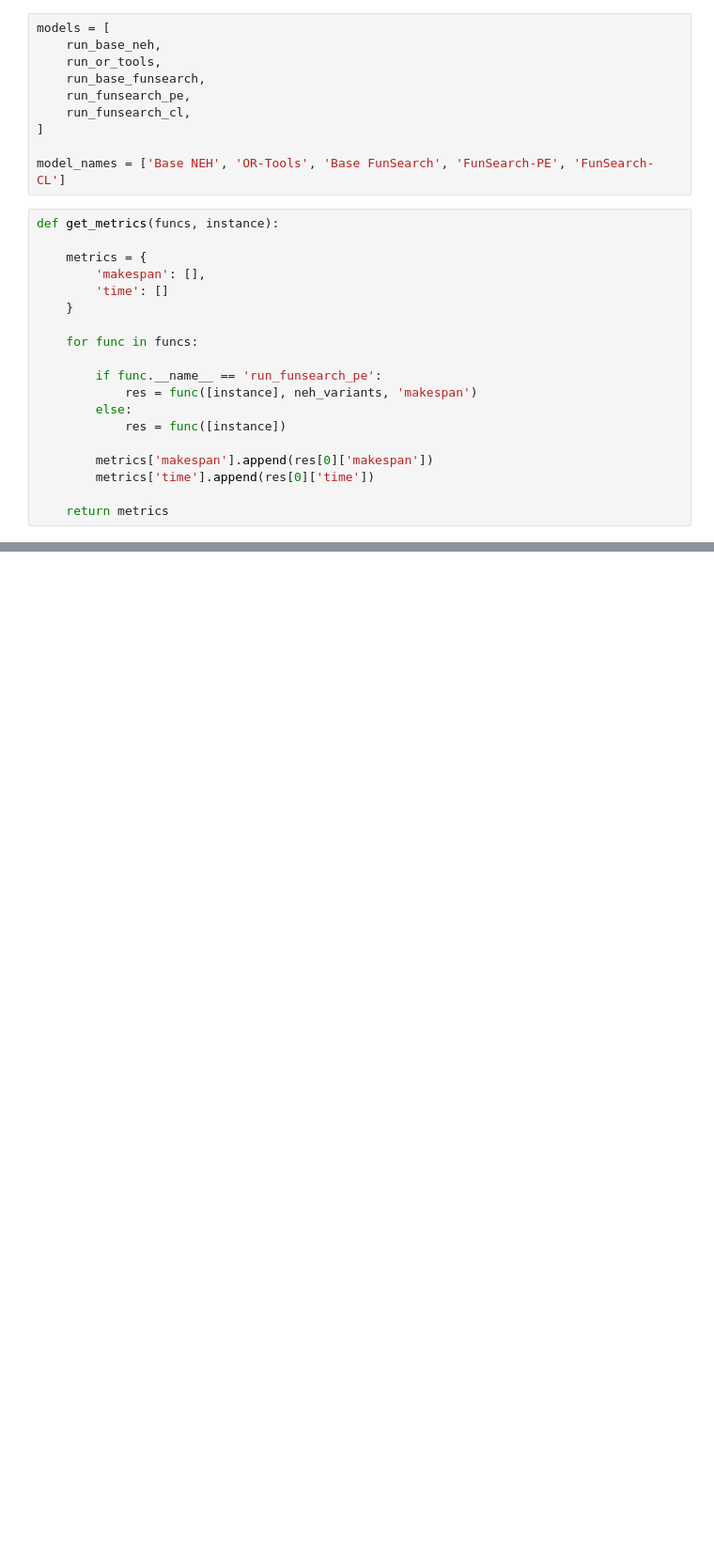
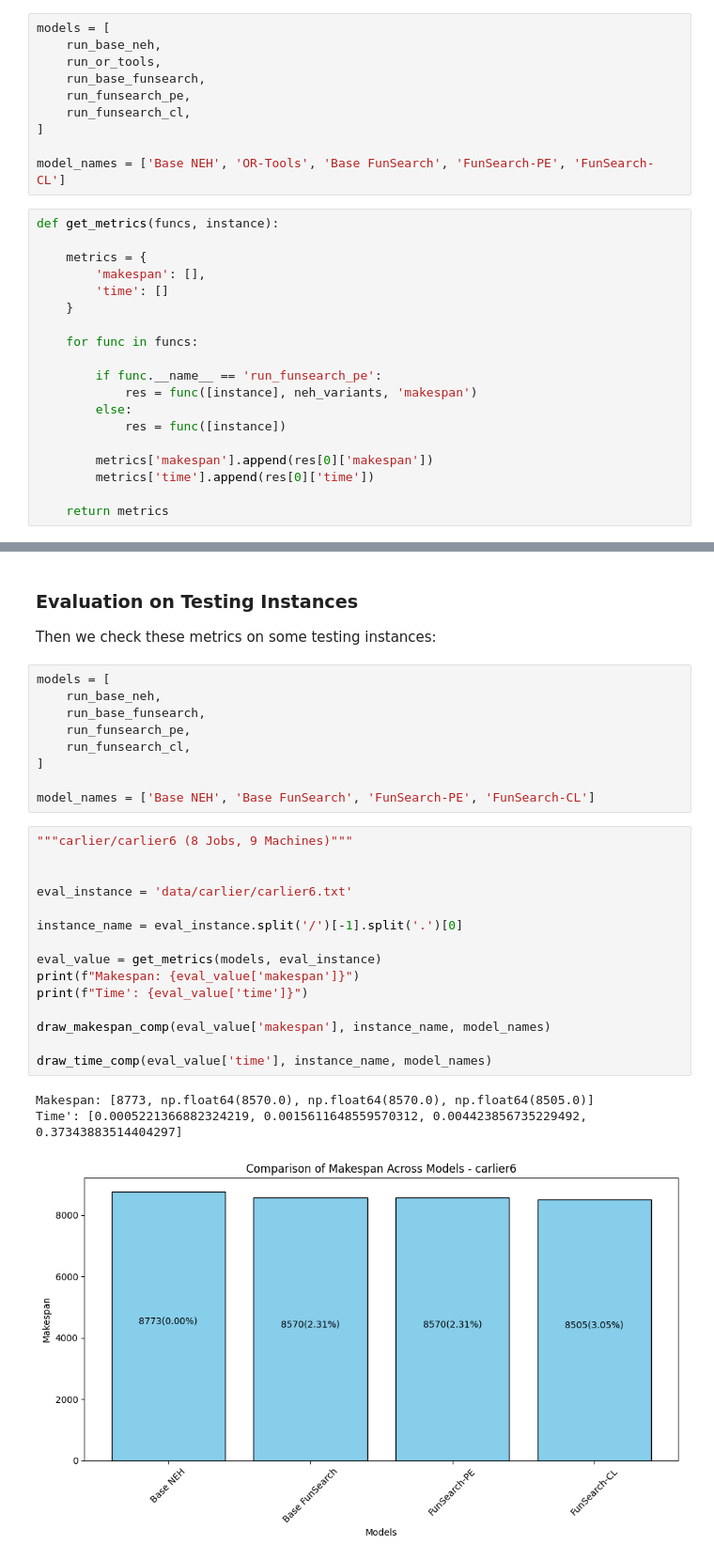
Before and after one commit to CityU-CS-2025Spring-ProjectGroup/Flowshop-FunSearch, a Jupyter notebook: funsearch_on_flowshop.ipynb, the cells around one changed output, grey strips where cells are left out. Shown at 94% size. Drawn from its saved outputs; the diff is of its cells as text; blank space fills up the shorter version.

```diff
--- a/funsearch_on_flowshop.ipynb
+++ b/funsearch_on_flowshop.ipynb
@@ -1363,0 +1400,32 @@ Time: [0.024585962295532227, 90, 2.7696471214294434, 1.5893588066101074, 200.473
+# %% [markdown]
+### Evaluation on Testing Instances
+
+Then we check these metrics on some testing instances:
+# %%
+models = [
+    run_base_neh,
+    run_base_funsearch,
+    run_funsearch_pe,
+    run_funsearch_cl,
+]
+
+model_names = ['Base NEH', 'Base FunSearch', 'FunSearch-PE', 'FunSearch-CL']
+# %%
+"""carlier/carlier6 (8 Jobs, 9 Machines)"""
+
+
+eval_instance = 'data/carlier/carlier6.txt'
+
+instance_name = eval_instance.split('/')[-1].split('.')[0]
+
+eval_value = get_metrics(models, eval_instance)
+print(f"Makespan: {eval_value['makespan']}")
+print(f"Time': {eval_value['time']}")
+
+draw_makespan_comp(eval_value['makespan'], instance_name, model_names)
+
+draw_time_comp(eval_value['time'], instance_name, model_names)
+# %% [output]
+Makespan: [8773, np.float64(8570.0), np.float64(8570.0), np.float64(8505.0)]
+Time': [0.0005221366882324219, 0.0015611648559570312, 0.004423856735229492, 0.37343883514404297]
+[figure, added]
```
Also changed, not shown: parts of 19 cells of this notebook, 12 other files.
